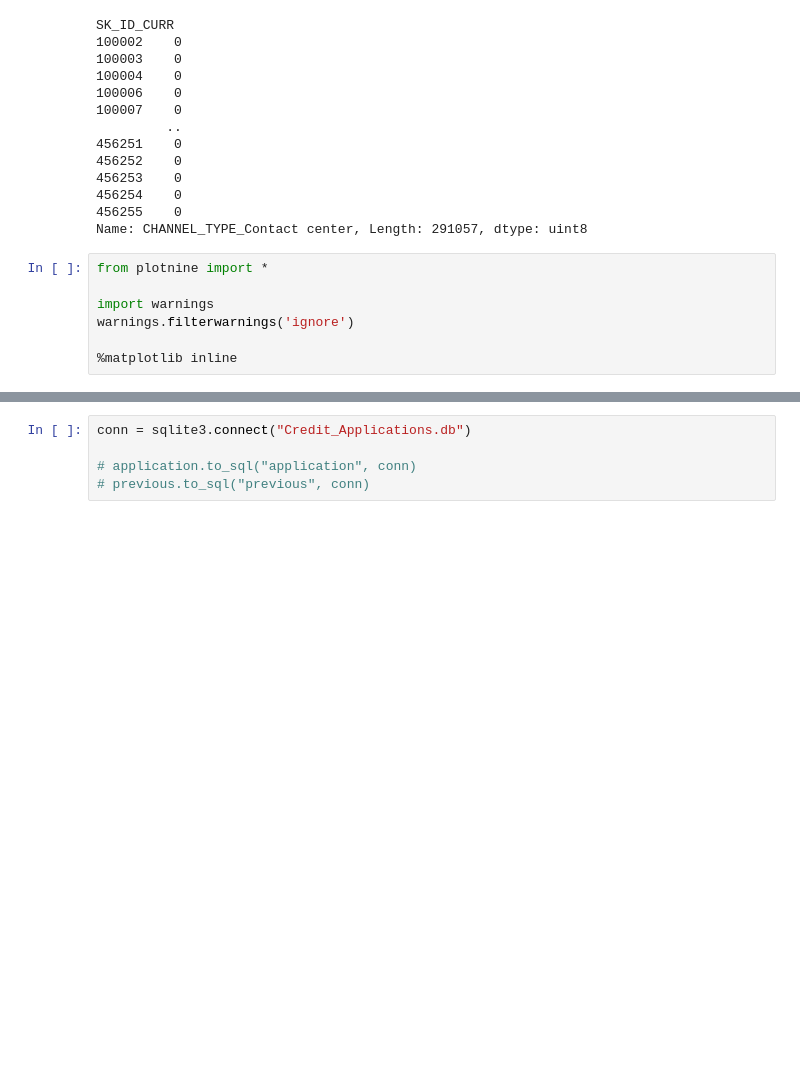
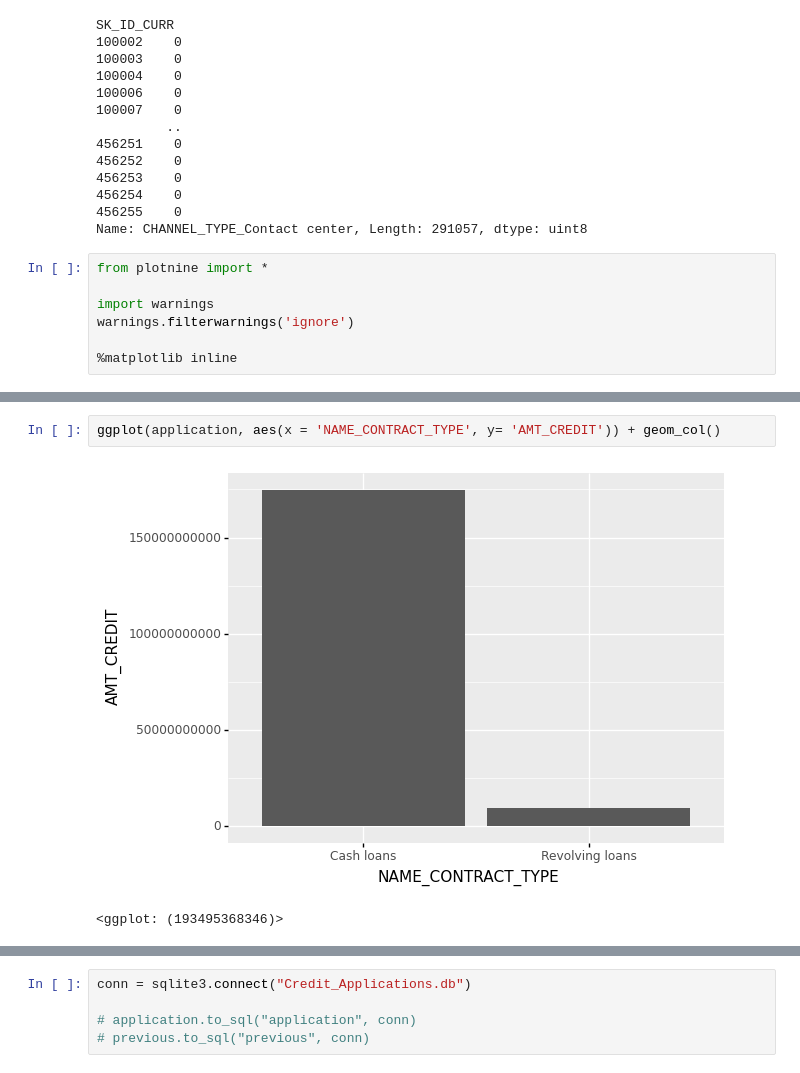
Before and after one commit to gaherna3/Case-Study-2, a Jupyter notebook: Case Study 2 - Plots.ipynb, the cells around one changed output, grey strips where cells are left out. Saved outputs shown, nothing was run; the diff lists cells and outputs as text; blank space fills up the shorter version.

```diff
--- a/Case Study 2 - Plots.ipynb
+++ b/Case Study 2 - Plots.ipynb
@@ -577,0 +578,5 @@ ggplot(agg_data, aes(x= 'AMT_ANNUITY_mean', y = 'AMT_APPLICATION_mean')) + geom_
+# %%
+ggplot(application, aes(x = 'NAME_CONTRACT_TYPE', y= 'AMT_CREDIT')) + geom_col()
+# %% [output]
+[figure, added]
+<ggplot: (193495368346)>
```
Also changed, not shown: parts of 18 cells of this notebook.
